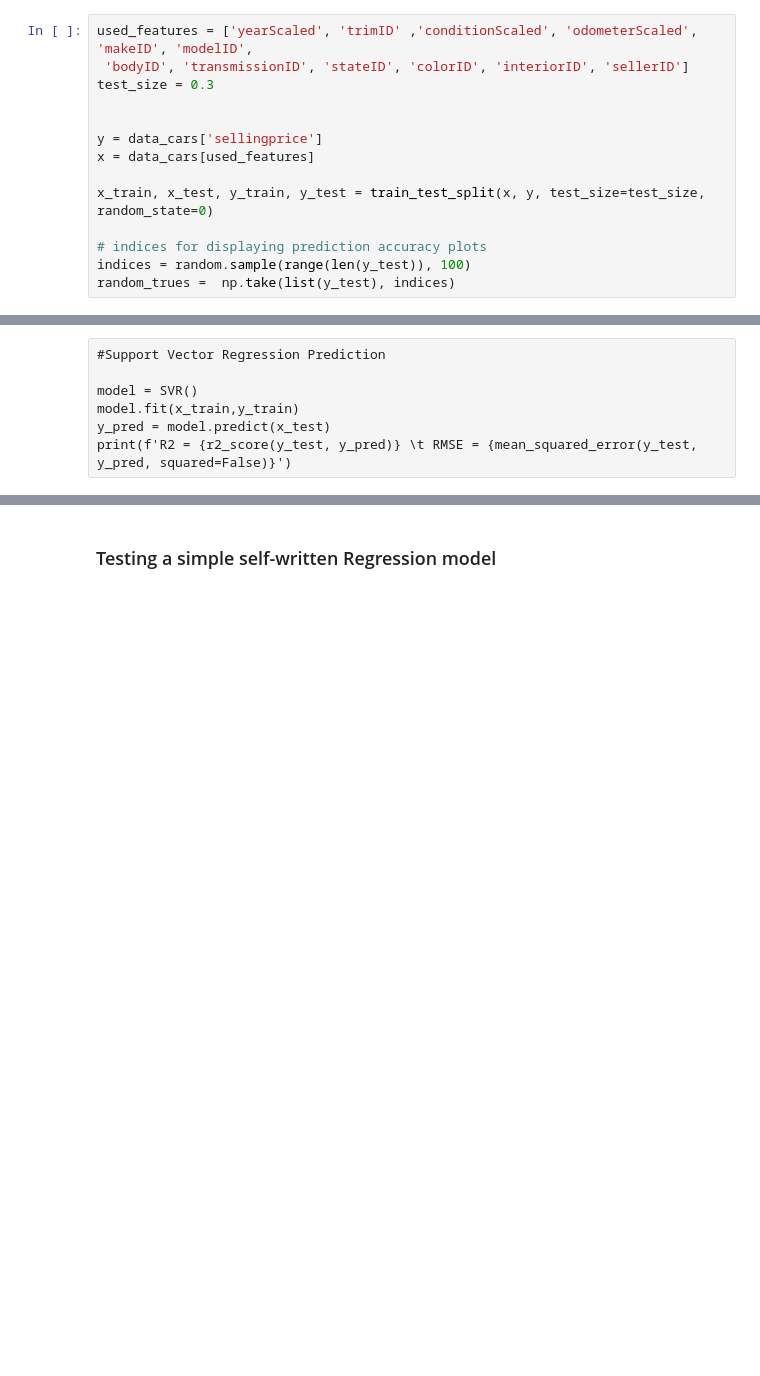
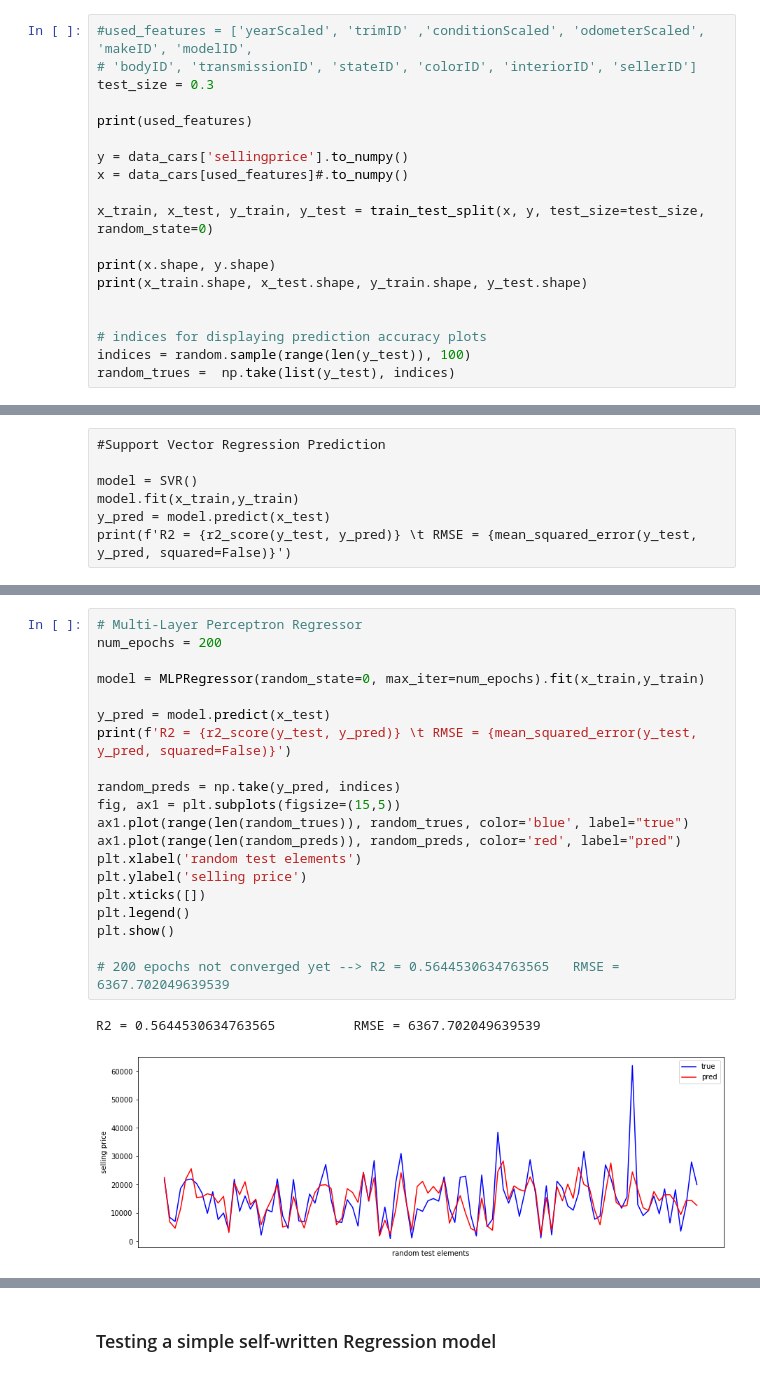
Before and after one commit to nadine-ma/Car_Sales_Exploration_Prediction, a Jupyter notebook: car_prices.ipynb, the cells around one changed output, grey strips where cells are left out. Cells and saved outputs as stored; diff of their text form; blank space fills up the shorter version.

```diff
--- a/car_prices.ipynb
+++ b/car_prices.ipynb
@@ -1158,15 +1189,20 @@ plt.show()
 # %% [markdown]
 ## Selling price prediction
 # %%
-used_features = ['yearScaled', 'trimID' ,'conditionScaled', 'odometerScaled', 'makeID', 'modelID',
- 'bodyID', 'transmissionID', 'stateID', 'colorID', 'interiorID', 'sellerID']
+#used_features = ['yearScaled', 'trimID' ,'conditionScaled', 'odometerScaled', 'makeID', 'modelID',
+# 'bodyID', 'transmissionID', 'stateID', 'colorID', 'interiorID', 'sellerID']
 test_size = 0.3
 
+print(used_features)
 
-y = data_cars['sellingprice']
-x = data_cars[used_features]
+y = data_cars['sellingprice'].to_numpy()
+x = data_cars[used_features]#.to_numpy()
 
 x_train, x_test, y_train, y_test = train_test_split(x, y, test_size=test_size, random_state=0)
+
+print(x.shape, y.shape)
+print(x_train.shape, x_test.shape, y_train.shape, y_test.shape)
+
 
 # indices for displaying prediction accuracy plots
 indices = random.sample(range(len(y_test)), 100)
@@ -1294,0 +1335,23 @@ R2 = 0.9528917794664009          RMSE = 2094.178045081798
+# %%
+# Multi-Layer Perceptron Regressor
+num_epochs = 200
+
+model = MLPRegressor(random_state=0, max_iter=num_epochs).fit(x_train,y_train)
+
+y_pred = model.predict(x_test)
+print(f'R2 = {r2_score(y_test, y_pred)} \t RMSE = {mean_squared_error(y_test, y_pred, squared=False)}')
+
+random_preds = np.take(y_pred, indices)
+fig, ax1 = plt.subplots(figsize=(15,5))
+ax1.plot(range(len(random_trues)), random_trues, color='blue', label="true")
+ax1.plot(range(len(random_preds)), random_preds, color='red', label="pred")
+plt.xlabel('random test elements')
+plt.ylabel('selling price')
+plt.xticks([])
+plt.legend()
+plt.show()
+
+# 200 epochs not converged yet --> R2 = 0.5644530634763565 	 RMSE = 6367.702049639539
+# %% [output]
+R2 = 0.5644530634763565          RMSE = 6367.702049639539
+[figure, added]
```
Also changed, not shown: parts of 38 cells of this notebook.
